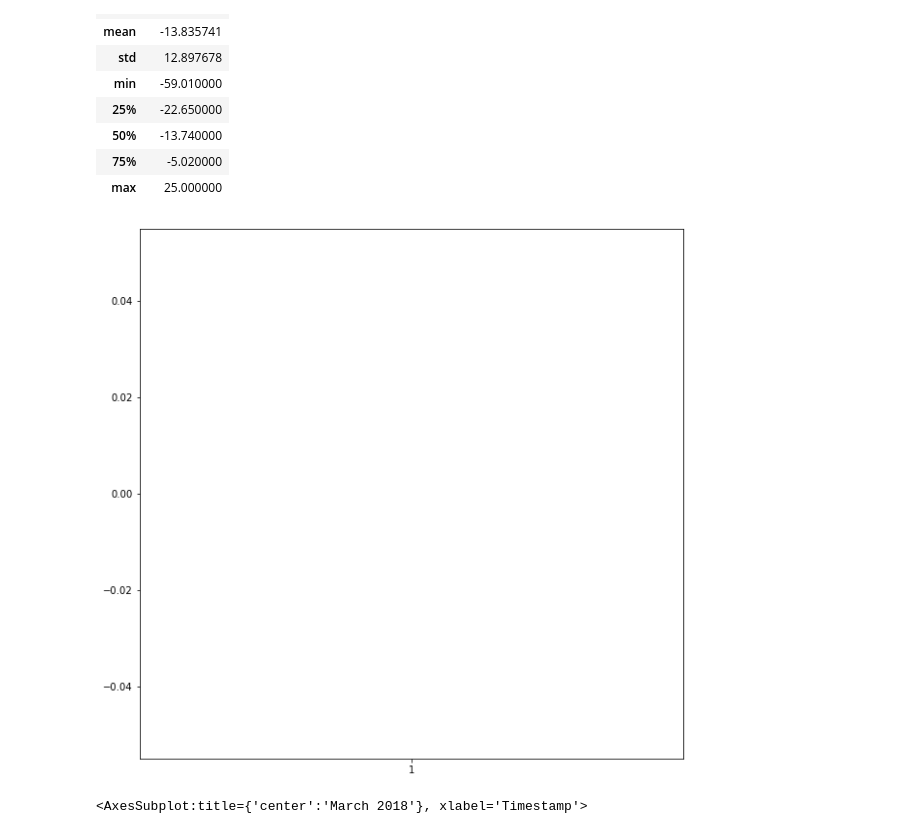
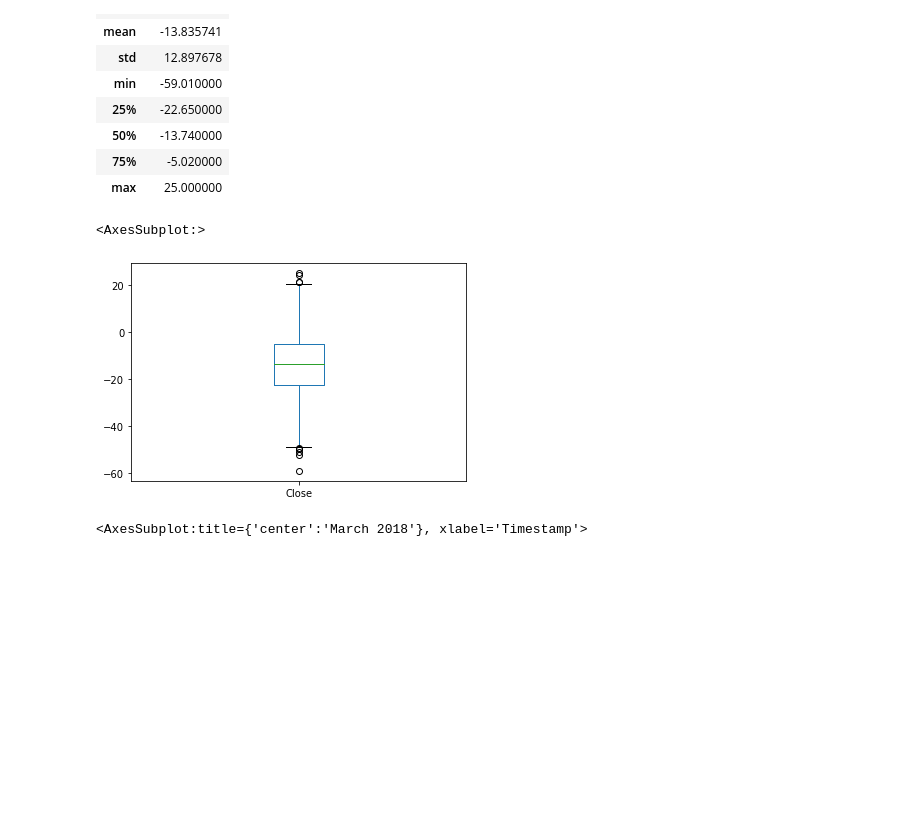
Before and after one commit to IJASI/Challenge-3, a Jupyter notebook: crypto_arbitrage_code_files/crypto_arbitrage.ipynb, the cells around one changed output. Cells and saved outputs as stored; diff of their text form; code cells hidden in the pictures; blank space fills up the shorter version.

```diff
--- a/crypto_arbitrage_code_files/crypto_arbitrage.ipynb
+++ b/crypto_arbitrage_code_files/crypto_arbitrage.ipynb
@@ -414,15 +401,10 @@ arbitrage_spread_middle.describe()
 # %%
 # Visualize the arbitrage spread from the middle of the dataset in a box plot
 
-fig = plt.figure(figsize =(10, 10))
-
-# Creating plot
-plt.boxplot(arbitrage_spread_middle)
-
-# show plot
-plt.show()
+arbitrage_spread_middle.plot(kind='box')
 # %% [output]
+<AxesSubplot:>
-[figure, old version]
+[figure, new version]
 # %%
 # Create an overlay plot that visualizes the two dataframes over a period of one day from late in the dataset.
 # Be sure that the plots include the parameters `legend`, `figsize`, `title`, `color` and `label`
```
Also changed, not shown: parts of 11 cells of this notebook.
